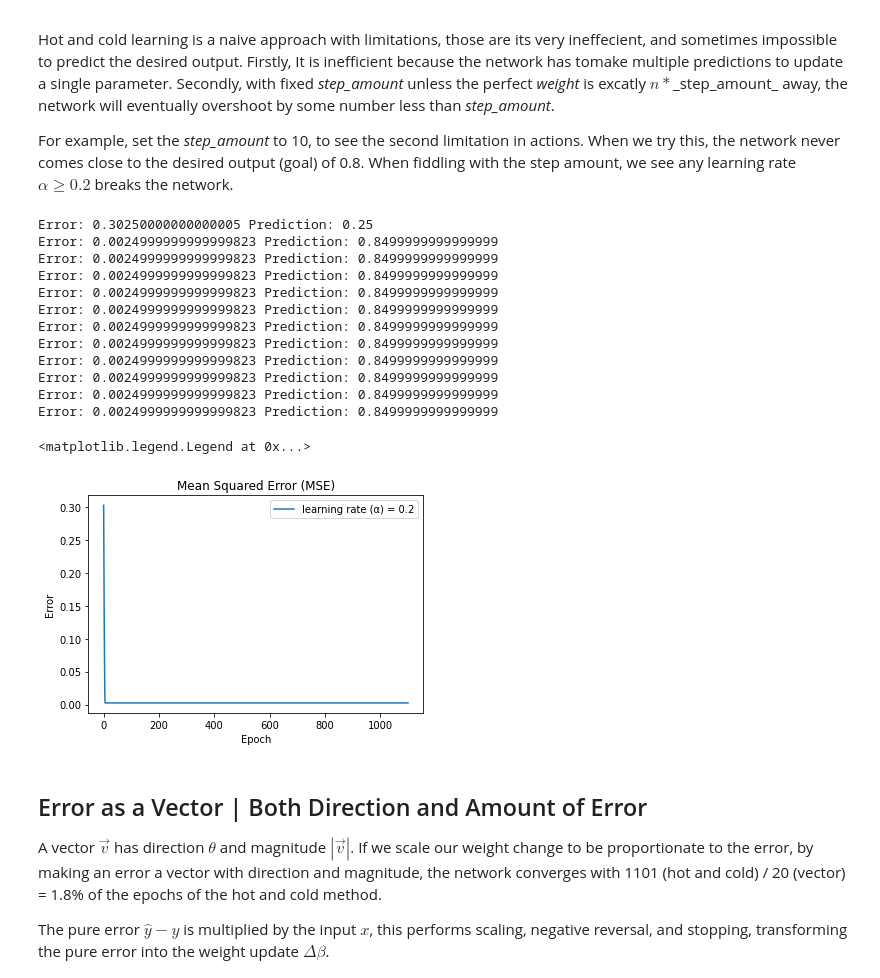
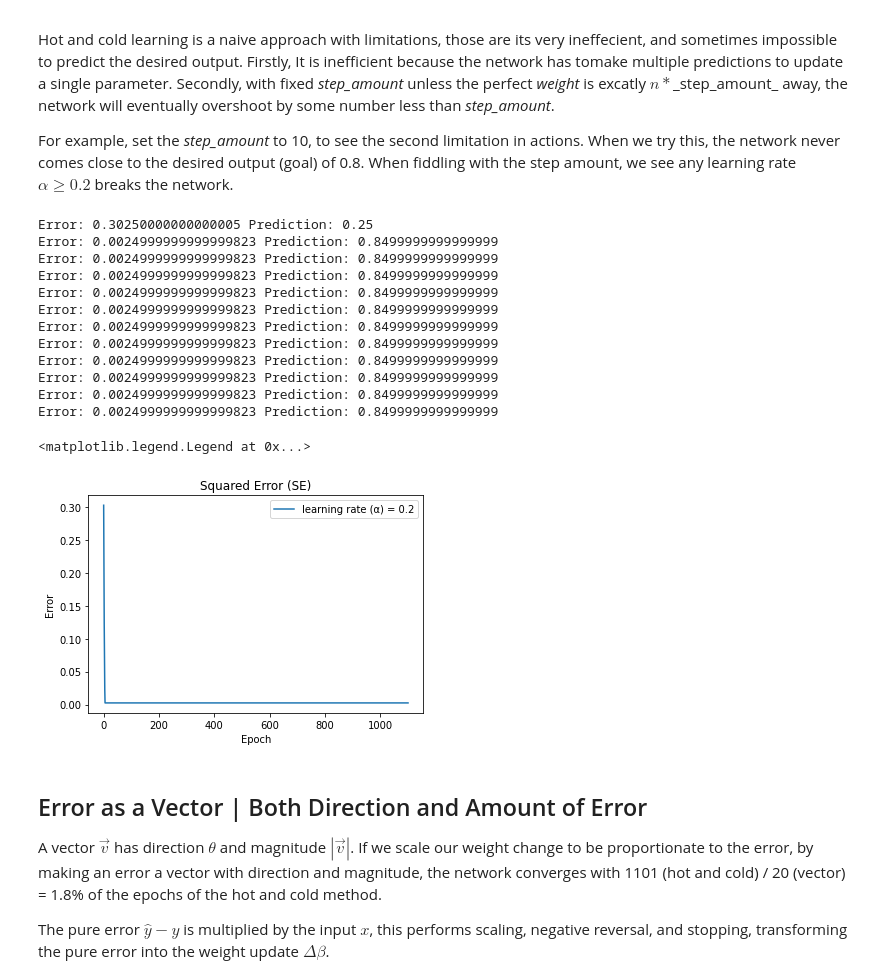
Before and after one commit to woodRock/grokking-deep-learning, a Jupyter notebook: chapter_4_gradient_descent.ipynb, the cells around one changed output. Cells and saved outputs as stored; diff of their text form; code cells hidden in the pictures.

```diff
--- a/chapter_4_gradient_descent.ipynb
+++ b/chapter_4_gradient_descent.ipynb
@@ -54,7 +54,7 @@ goal_prediction = 0.8
 for iteration in range(epochs):
     # For neuron, prediction is product of input and weight.
     prediction = input * weight
-    # Error is Mean Squared Error (MSE).
+    # Error is Squared Error (SE).
     error = (prediction - goal_prediction) ** 2
     errors.append(error)
 
@@ -66,35 +66,35 @@ for iteration in range(epochs):
     up_prediction = input * (weight + step_amount)
     up_error = (goal_prediction - up_prediction) ** 2
     down_prediction = input * (weight - step_amount)
     down_error = (goal_prediction - down_prediction) ** 2
 
     # Weight update is +/- step_amount by if up/down has less error.
     weight_update = - step_amount if (down_error < up_error) else step_amount
     # Update the weight.
     weight += weight_update
 
 #  Plot the error curve for visualization.
 import matplotlib.pyplot as plt
 plt.plot(errors, label=f"learning rate (α) = {step_amount}")
-plt.title("Mean Squared Error (MSE)")
+plt.title("Squared Error (SE)")
 plt.xlabel("Epoch")
 plt.ylabel("Error")
 plt.legend()
 # %% [output]
 Error: 0.30250000000000005 Prediction: 0.25
 Error: 0.0024999999999999823 Prediction: 0.8499999999999999
 Error: 0.0024999999999999823 Prediction: 0.8499999999999999
 Error: 0.0024999999999999823 Prediction: 0.8499999999999999
 Error: 0.0024999999999999823 Prediction: 0.8499999999999999
 Error: 0.0024999999999999823 Prediction: 0.8499999999999999
 Error: 0.0024999999999999823 Prediction: 0.8499999999999999
 Error: 0.0024999999999999823 Prediction: 0.8499999999999999
 Error: 0.0024999999999999823 Prediction: 0.8499999999999999
 Error: 0.0024999999999999823 Prediction: 0.8499999999999999
 Error: 0.0024999999999999823 Prediction: 0.8499999999999999
 Error: 0.0024999999999999823 Prediction: 0.8499999999999999
 <matplotlib.legend.Legend at 0x...>
-[figure, old version]
+[figure, new version]
 # %% [markdown]
 ## Error as a Vector | Both Direction and Amount of Error
 
```
Also changed, not shown: parts of 5 cells of this notebook.
